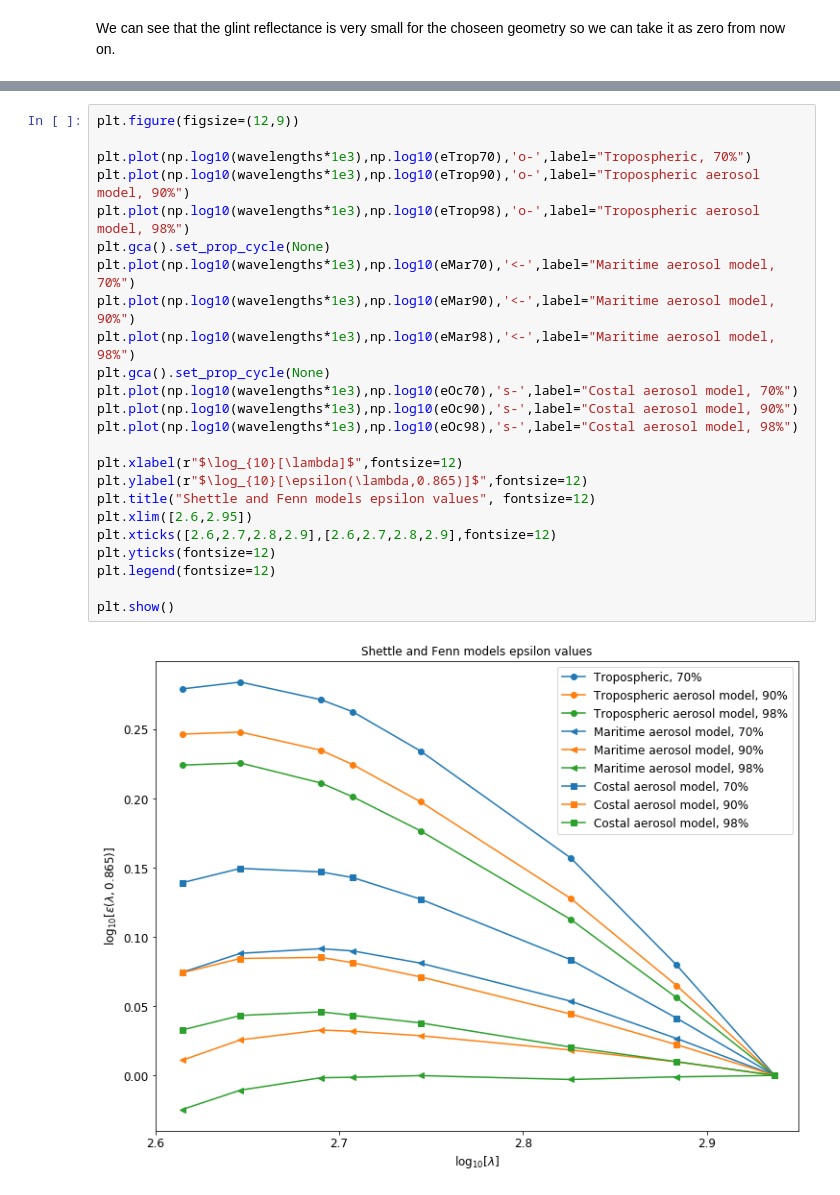
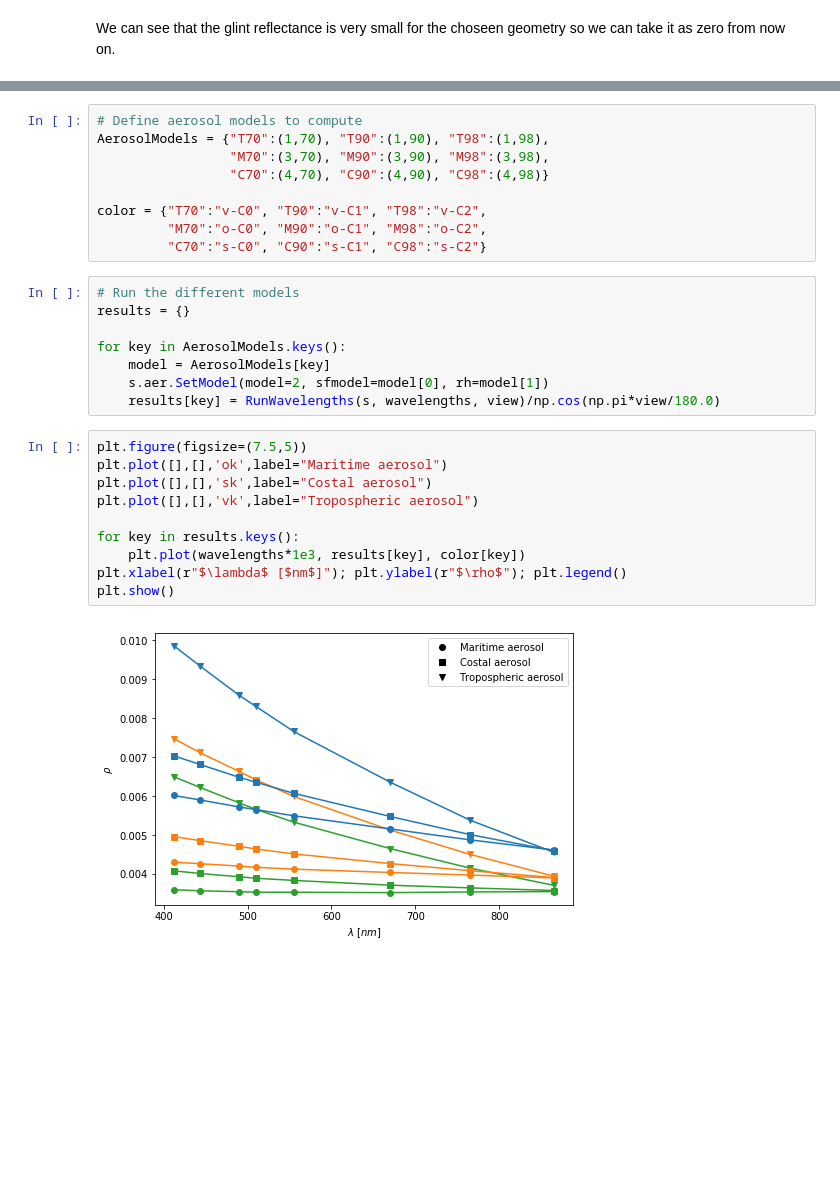
Before and after one commit to fnemina/pyOSOAA, a Jupyter notebook: casestudy/pyOSOAA_case_study.ipynb, the cells around one changed output, grey strips where cells are left out. Drawn from its saved outputs; the diff is of its cells as text; blank space fills up the shorter version.

```diff
--- a/casestudy/pyOSOAA_case_study.ipynb
+++ b/casestudy/pyOSOAA_case_study.ipynb
@@ -338,26 +176,29 @@ plt.show()
-# %%
-plt.figure(figsize=(12,9))
-
-plt.plot(np.log10(wavelengths*1e3),np.log10(eTrop70),'o-',label="Tropospheric, 70%")
-plt.plot(np.log10(wavelengths*1e3),np.log10(eTrop90),'o-',label="Tropospheric aerosol model, 90%")
-plt.plot(np.log10(wavelengths*1e3),np.log10(eTrop98),'o-',label="Tropospheric aerosol model, 98%")
-plt.gca().set_prop_cycle(None)
-plt.plot(np.log10(wavelengths*1e3),np.log10(eMar70),'<-',label="Maritime aerosol model, 70%")
-plt.plot(np.log10(wavelengths*1e3),np.log10(eMar90),'<-',label="Maritime aerosol model, 90%")
-plt.plot(np.log10(wavelengths*1e3),np.log10(eMar98),'<-',label="Maritime aerosol model, 98%")
-plt.gca().set_prop_cycle(None)
-plt.plot(np.log10(wavelengths*1e3),np.log10(eOc70),'s-',label="Costal aerosol model, 70%")
-plt.plot(np.log10(wavelengths*1e3),np.log10(eOc90),'s-',label="Costal aerosol model, 90%")
-plt.plot(np.log10(wavelengths*1e3),np.log10(eOc98),'s-',label="Costal aerosol model, 98%")
-
-plt.xlabel(r"$\log_{10}[\lambda]$",fontsize=12)
-plt.ylabel(r"$\log_{10}[\epsilon(\lambda,0.865)]$",fontsize=12)
-plt.title("Shettle and Fenn models epsilon values", fontsize=12)
-plt.xlim([2.6,2.95])
-plt.xticks([2.6,2.7,2.8,2.9],[2.6,2.7,2.8,2.9],fontsize=12)
-plt.yticks(fontsize=12)
-plt.legend(fontsize=12)
-
-plt.show()
-# %% [output]
-[figure, removed]
+# %%
+# Define aerosol models to compute
+AerosolModels = {"T70":(1,70), "T90":(1,90), "T98":(1,98),
+                 "M70":(3,70), "M90":(3,90), "M98":(3,98),
+                 "C70":(4,70), "C90":(4,90), "C98":(4,98)}
+
+color = {"T70":"v-C0", "T90":"v-C1", "T98":"v-C2",
+         "M70":"o-C0", "M90":"o-C1", "M98":"o-C2",
+         "C70":"s-C0", "C90":"s-C1", "C98":"s-C2"}
+# %%
+# Run the different models
+results = {}
+
+for key in AerosolModels.keys():
+    model = AerosolModels[key]
+    s.aer.SetModel(model=2, sfmodel=model[0], rh=model[1])
+    results[key] = RunWavelengths(s, wavelengths, view)/np.cos(np.pi*view/180.0)
+# %%
+plt.figure(figsize=(7.5,5))
+plt.plot([],[],'ok',label="Maritime aerosol")
+plt.plot([],[],'sk',label="Costal aerosol")
+plt.plot([],[],'vk',label="Tropospheric aerosol")
+
+for key in results.keys():
+    plt.plot(wavelengths*1e3, results[key], color[key])
+plt.xlabel(r"$\lambda$ [$nm$]"); plt.ylabel(r"$\rho$"); plt.legend()
+plt.show()
+# %% [output]
+[figure, added]
```
Also changed, not shown: parts of 20 cells of this notebook, 1 other file.
